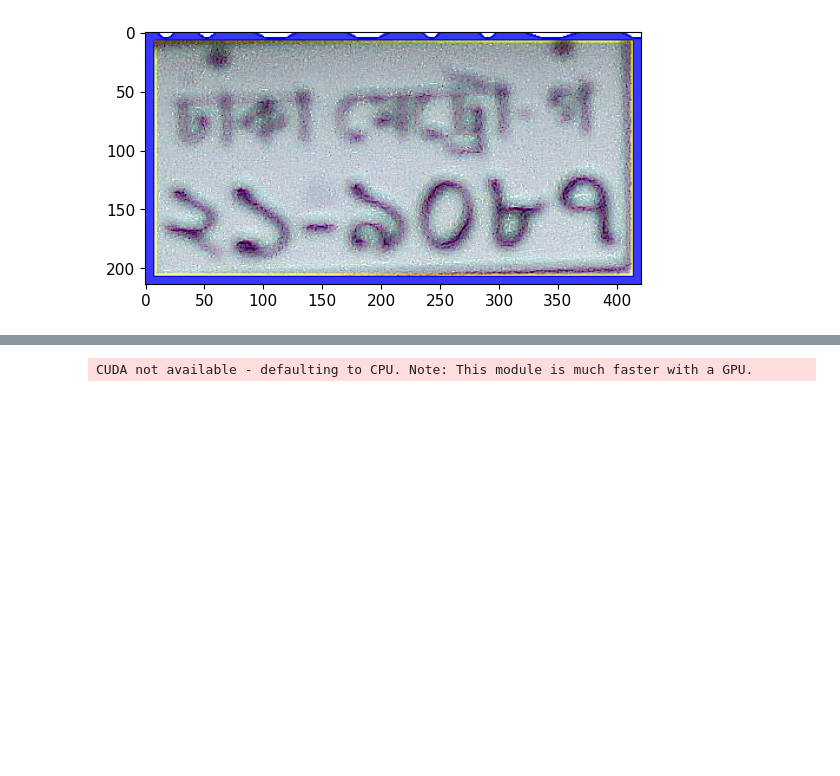
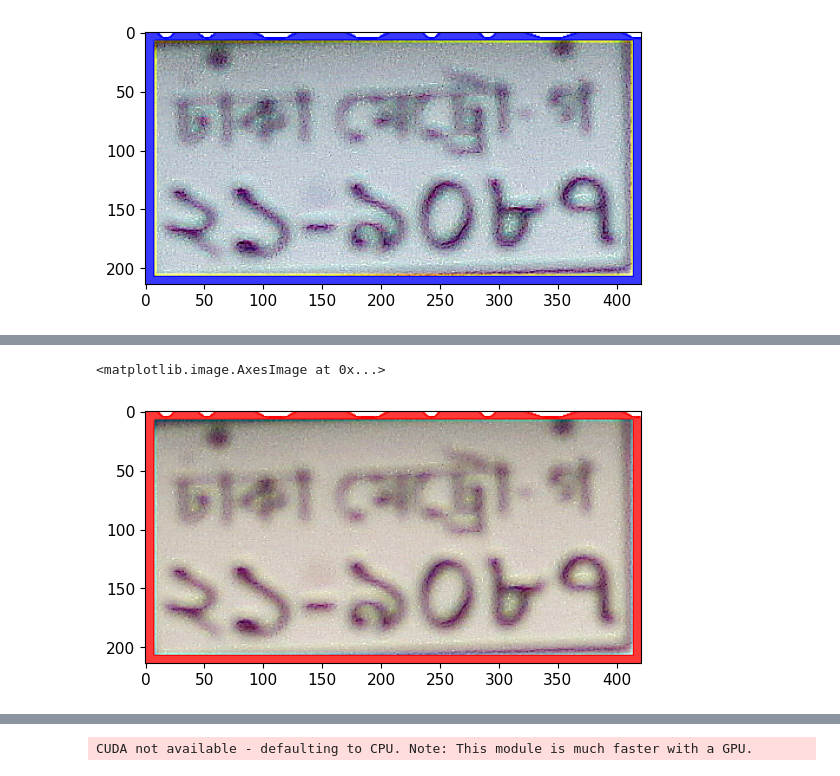
Before and after one commit to rahem1983/CSE_498r, a Jupyter notebook: Yolo_test_0.01.ipynb, the cells around one changed output, grey strips where cells are left out. Saved outputs shown, nothing was run; the diff lists cells and outputs as text; code cells hidden in the pictures; blank space fills up the shorter version.

```diff
--- a/Yolo_test_0.01.ipynb
+++ b/Yolo_test_0.01.ipynb
@@ -172,0 +174,10 @@ plt.imshow(cv2.cvtColor(sharped_img, cv2.COLOR_BGR2GRAY))
+# %%
+# using PIL and Tensorflow sharpening (failed attempt)
+
+img_pil = T.ToPILImage()(cropped_image)
+sharp_pil = F.adjust_sharpness(img_pil, 7.0) #tweak this
+sharp_img = cv2.cvtColor(np.array(sharp_pil), cv2.COLOR_RGB2BGR)
+plt.imshow(cv2.cvtColor(sharp_img, cv2.COLOR_BGR2RGB))
+# %% [output]
+<matplotlib.image.AxesImage at 0x...>
+[figure, added]
```
Also changed, not shown: parts of 17 cells of this notebook.
